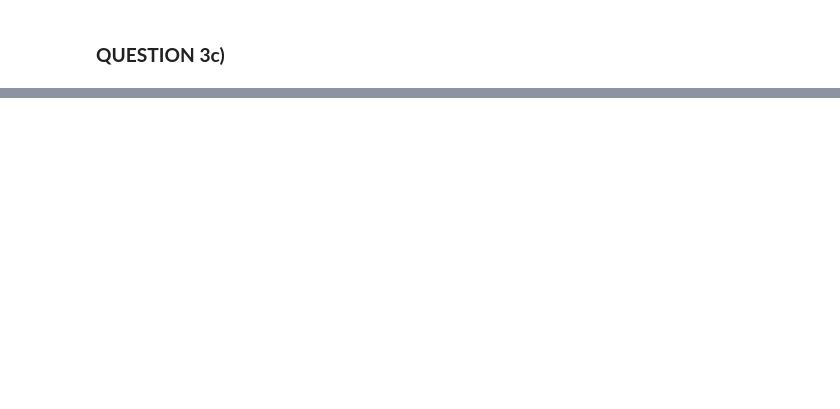
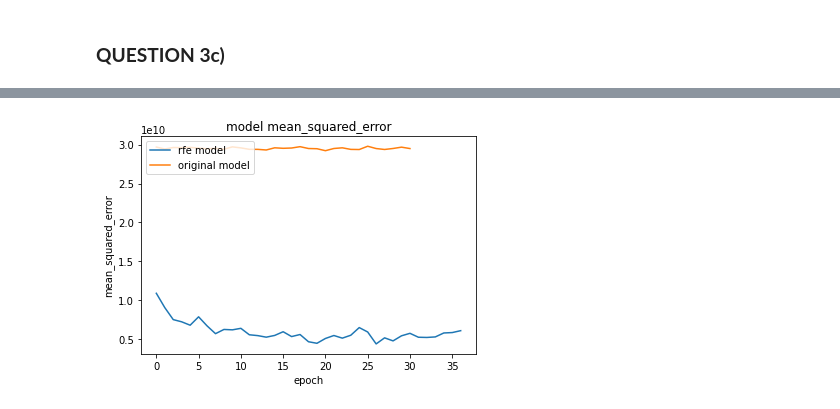
Before and after one commit to ABHISHEK03312/Neural-Networks-and-Deep-Learning, a Jupyter notebook: NNDL_Assignment1.ipynb, the cells around one changed output, grey strips where cells are left out. Drawn from its saved outputs; the diff is of its cells as text; code cells hidden in the pictures; blank space fills up the shorter version.

```diff
--- a/NNDL_Assignment1.ipynb
+++ b/NNDL_Assignment1.ipynb
@@ -1404,0 +1428,11 @@ plt.show()
+# %%
+plt.figure(1)
+plt.plot(best_model_rfe[0].history['val_mean_squared_error'][3:])
+plt.plot(regression_model_early_stopping[0].history['val_mean_squared_error'][3:])
+plt.title('model mean_squared_error')
+plt.ylabel('mean_squared_error')
+plt.xlabel('epoch')
+plt.legend(['rfe model', 'original model'], loc='upper left')
+plt.show()
+# %% [output]
+[figure, added]
```
Also changed, not shown: parts of 11 cells of this notebook.
